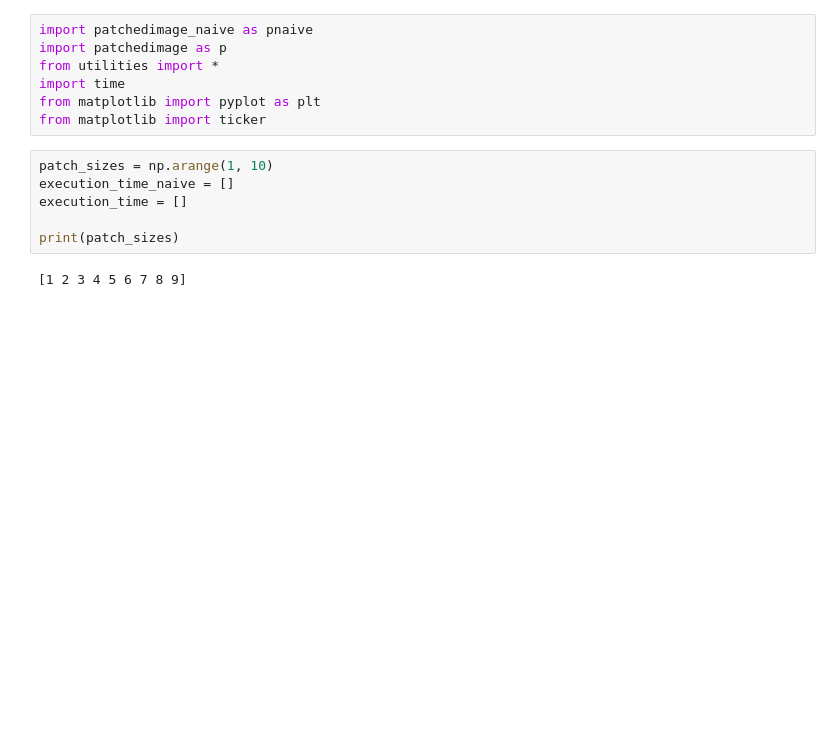
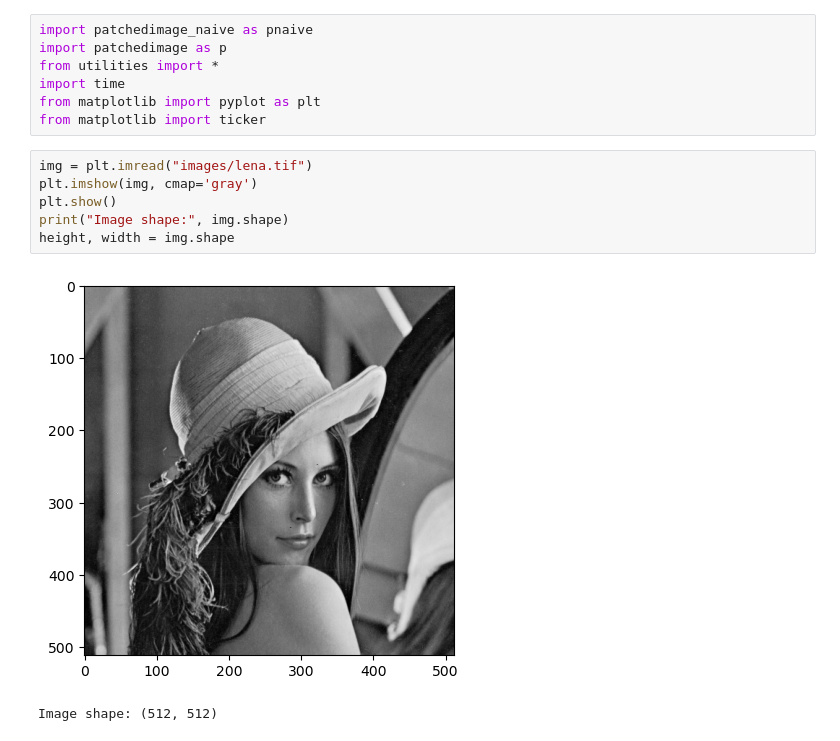
Before and after one commit to clementgilli/inpainting, a Jupyter notebook: time_graph.ipynb, the cells around one changed output. Saved outputs shown, nothing was run; the diff lists cells and outputs as text; blank space fills up the shorter version.

```diff
--- a/time_graph.ipynb
+++ b/time_graph.ipynb
@@ -5,11 +5,12 @@ from utilities import *
 import time
 from matplotlib import pyplot as plt
 from matplotlib import ticker
-# %%
-patch_sizes = np.arange(1, 10)
-execution_time_naive = []
-execution_time = []
-
-print(patch_sizes)
-# %% [output]
-[1 2 3 4 5 6 7 8 9]
+# %%
+img = plt.imread("images/lena.tif")
+plt.imshow(img, cmap='gray')
+plt.show()
+print("Image shape:", img.shape)
+height, width = img.shape
+# %% [output]
+[figure, added]
+Image shape: (512, 512)
```
Also changed, not shown: parts of 8 cells of this notebook, 16 other files.
